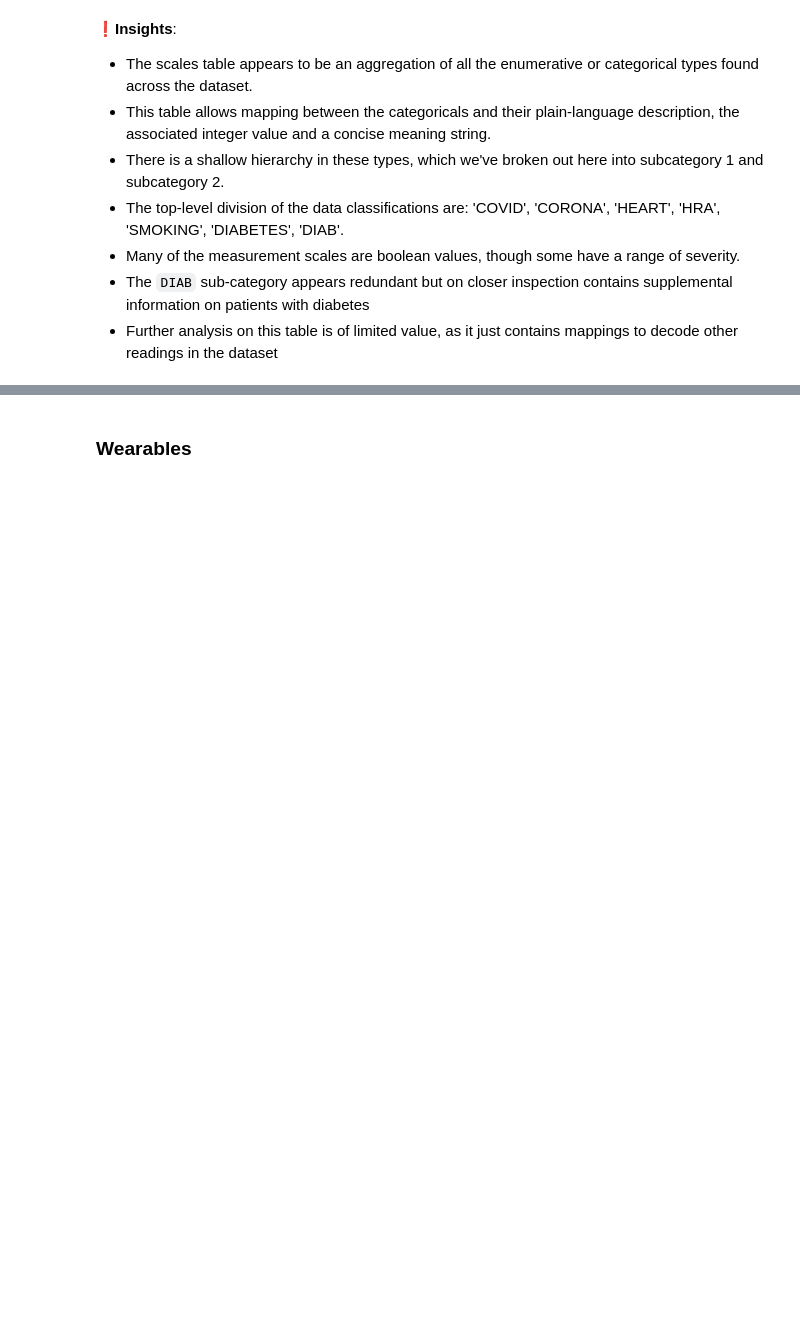
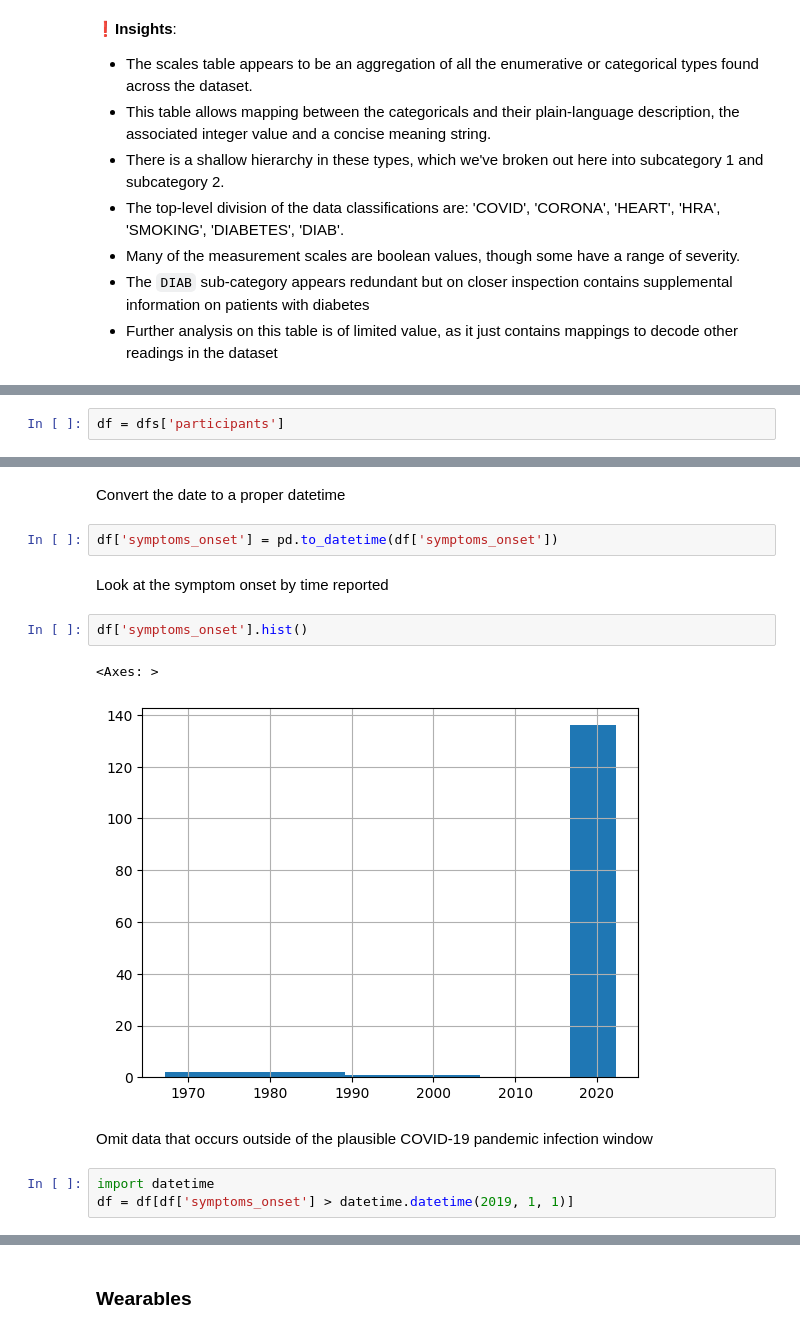
Before and after one commit to AIPI510/aipi510-fall24, a Jupyter notebook: ta4-trackstars.ipynb, the cells around one changed output, grey strips where cells are left out. Saved outputs shown, nothing was run; the diff lists cells and outputs as text; blank space fills up the shorter version.

```diff
--- a/ta4-trackstars.ipynb
+++ b/ta4-trackstars.ipynb
@@ -222,0 +243,2 @@ dfs['weather'].describe()
+# %%
+df = dfs['participants']
@@ -222,0 +278,16 @@ dfs['weather'].describe()
+# %% [markdown]
+Convert the date to a proper datetime
+# %%
+df['symptoms_onset'] = pd.to_datetime(df['symptoms_onset'])
+# %% [markdown]
+Look at the symptom onset by time reported
+# %%
+df['symptoms_onset'].hist()
+# %% [output]
+<Axes: >
+[figure, added]
+# %% [markdown]
+Omit data that occurs outside of the plausible COVID-19 pandemic infection window
+# %%
+import datetime
+df = df[df['symptoms_onset'] > datetime.datetime(2019, 1, 1)]
```
Also changed, not shown: parts of 23 cells of this notebook.
